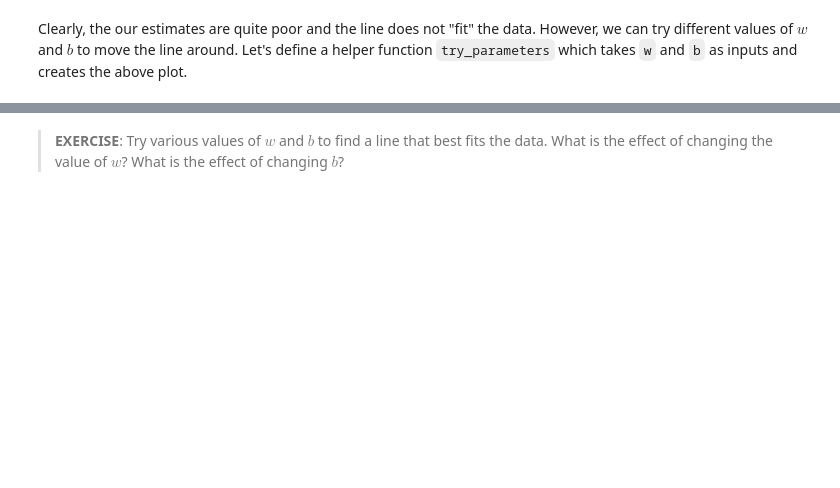
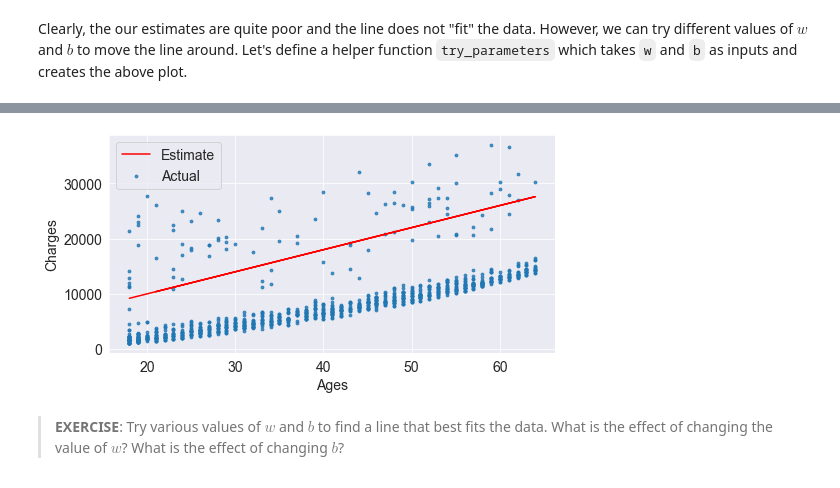
Before and after one commit to bboomm1218/machine_learning, a Jupyter notebook: python-sklearn-linear-regression-v-23/python-sklearn-linear-regression.ipynb, the cells around one changed output, grey strips where cells are left out. Cells and saved outputs as stored; diff of their text form; code cells hidden in the pictures; blank space fills up the shorter version.

```diff
--- a/python-sklearn-linear-regression-v-23/python-sklearn-linear-regression.ipynb
+++ b/python-sklearn-linear-regression-v-23/python-sklearn-linear-regression.ipynb
@@ -638,13 +692,13 @@ Clearly, the our estimates are quite poor and the line does not "fit" the data.
 def try_parameters(w, b):
     ages = non_smoker_df.age
     target = non_smoker_df.charges
-
     estimated_charges = estimate_charges(ages, w, b)
 
-    plt.plot(ages, estimated_charges, 'r', alpha=0.9);
-    plt.scatter(ages, target, s=8,alpha=0.8);
-    plt.xlabel('Age');
+    plt.plot(ages, estimated_charges, 'r-')
+    plt.scatter(ages, target, alpha = 0.8, s = 8)
+    plt.xlabel('Ages')
     plt.ylabel('Charges')
-    plt.legend(['Estimate', 'Actual']);
+    plt.legend(['Estimate', 'Actual'])
+    plt.show();
 # %%
 try_parameters(60, 200)
@@ -651,4 +707,6 @@ try_parameters(60, 200)
 # %%
-try_parameters(400, 5000)
+try_parameters(400, 2000)
+# %% [output]
+[figure, added]
 # %% [markdown]
 > **EXERCISE**: Try various values of $w$ and $b$ to find a line that best fits the data. What is the effect of changing the value of $w$? What is the effect of changing $b$?
```
Also changed, not shown: parts of 62 cells of this notebook.
